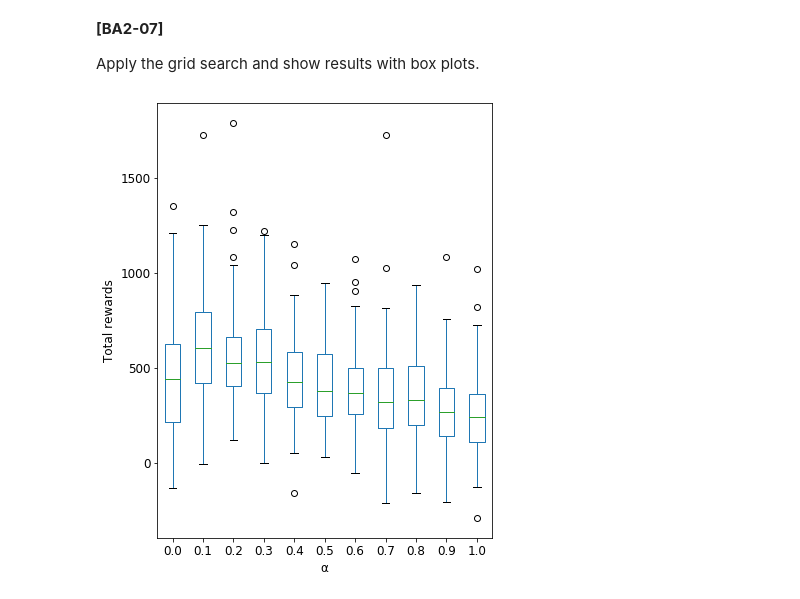
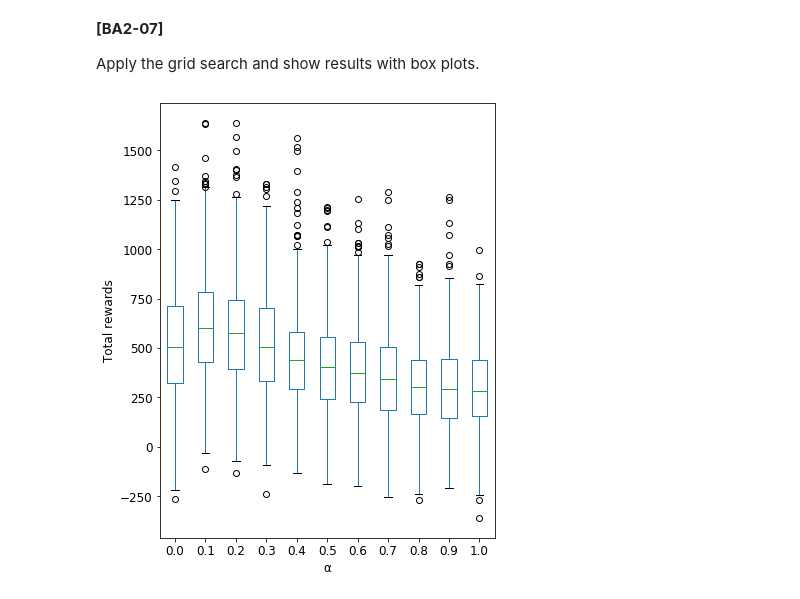
Before and after one commit to enakai00/colab_rlbook, a Jupyter notebook: Chapter01/02_Bandit_Algorithm_2.ipynb, the cells around one changed output. Saved outputs shown, nothing was run; the diff lists cells and outputs as text; code cells hidden in the pictures.

```diff
--- a/Chapter01/02_Bandit_Algorithm_2.ipynb
+++ b/Chapter01/02_Bandit_Algorithm_2.ipynb
@@ -98,6 +98,6 @@ def hypertune(values, num_samples):
 
 Apply the grid search and show results with box plots.
 # %%
-hypertune(np.linspace(0, 1.0, 11), num_samples=100)
+hypertune(np.linspace(0, 1.0, 11), num_samples=500)
 # %% [output]
-[figure, old version]
+[figure, new version]
```
